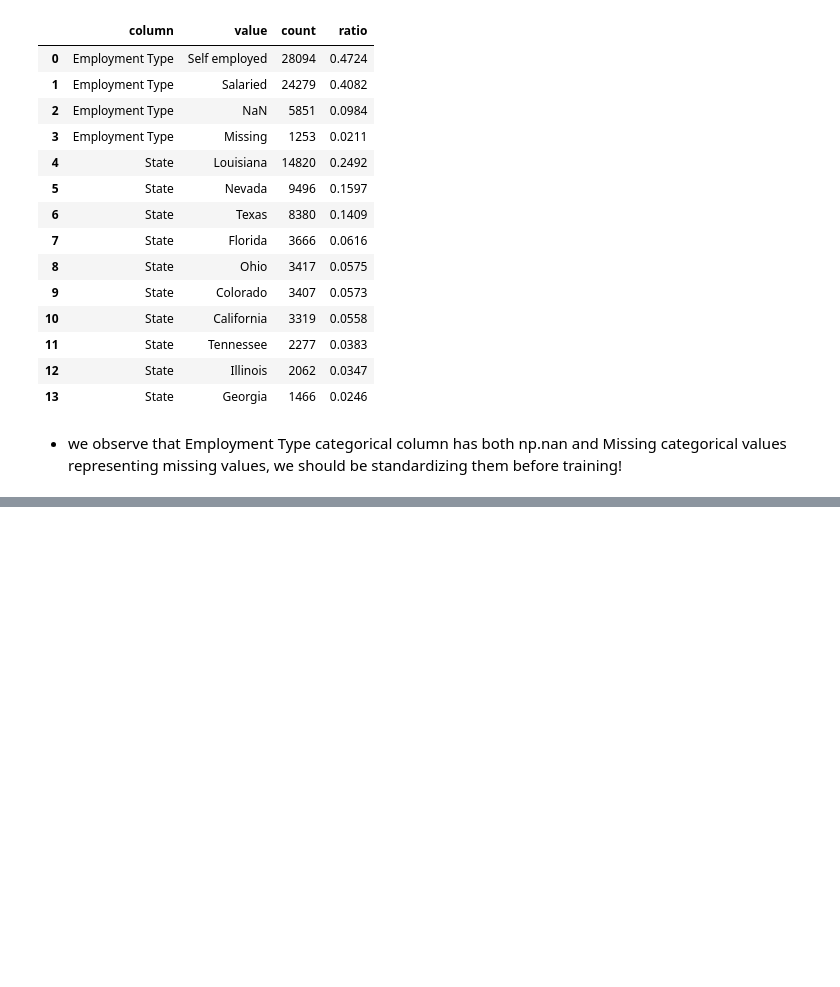
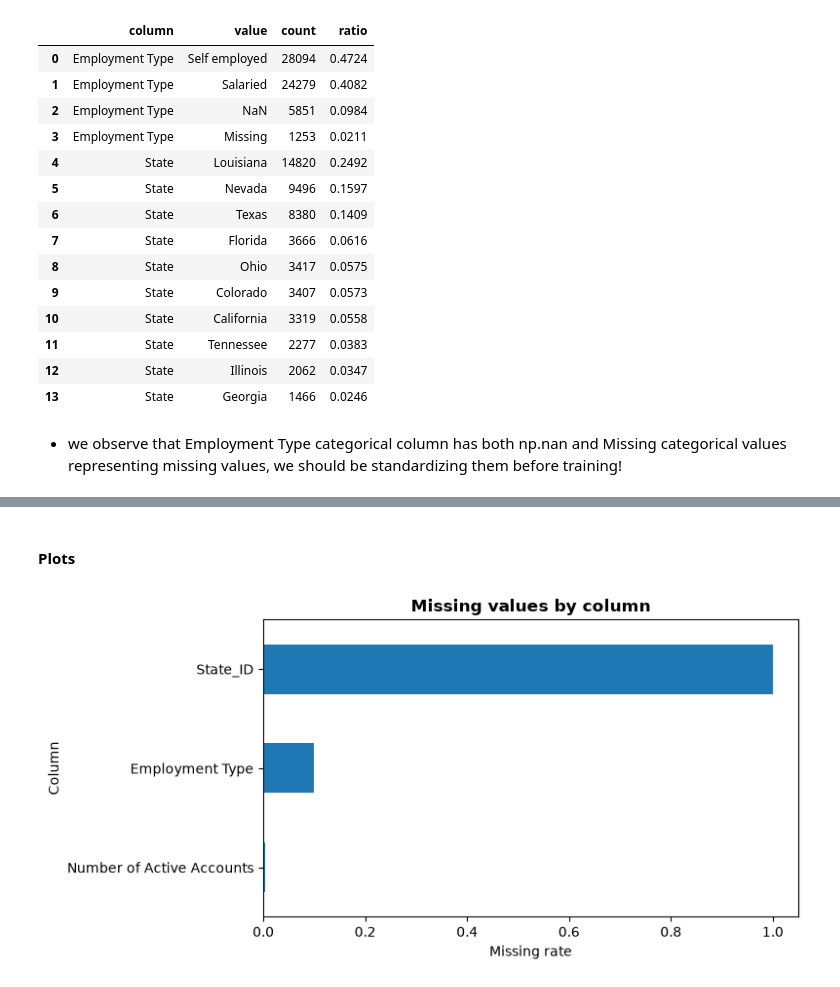
Before and after one commit to gorkemyencak/default-risk-classifier, a Jupyter notebook: notebooks/01_eda.ipynb, the cells around one changed output, grey strips where cells are left out. Drawn from its saved outputs; the diff is of its cells as text; code cells hidden in the pictures; blank space fills up the shorter version.

```diff
--- a/notebooks/01_eda.ipynb
+++ b/notebooks/01_eda.ipynb
@@ -239,0 +338,10 @@ categorical_summary
+# %% [markdown]
+#### Plots
+# %%
+### supervised dataset - plot missing values
+plot_missing_values(
+    df = df_supervised,
+    top_n = 10
+)
+# %% [output]
+[figure, added]
```
Also changed, not shown: parts of 17 cells of this notebook, 1 other file.
